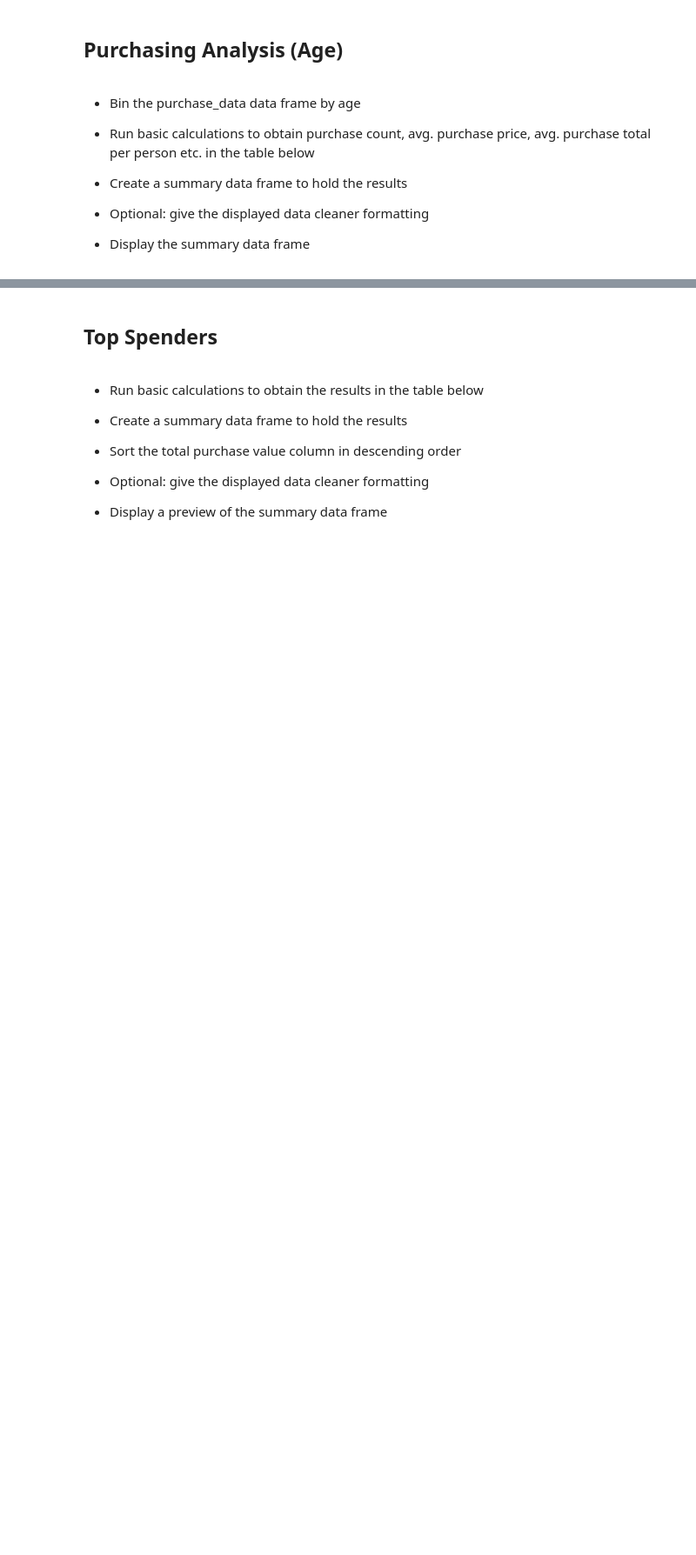
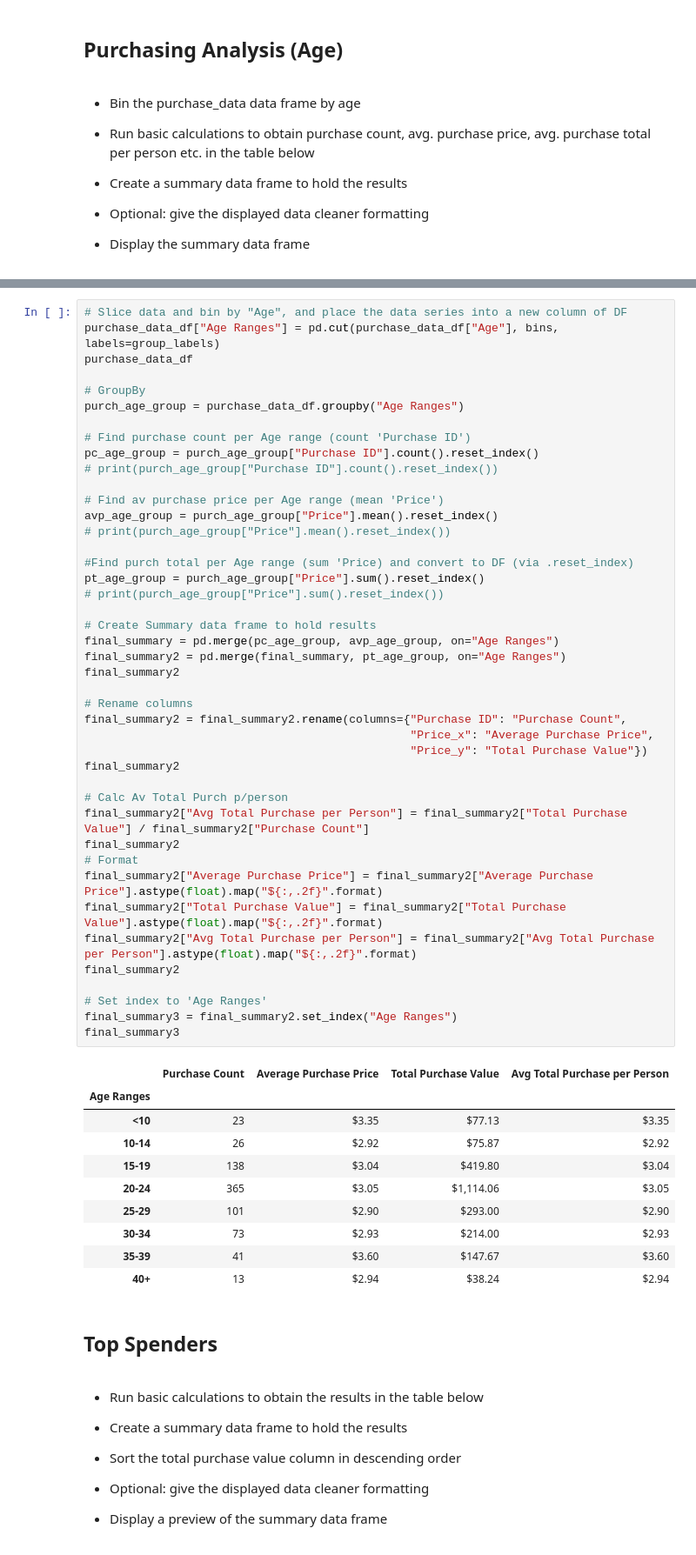
Before and after one commit to chiron-chiron/pandas-challenge, a Jupyter notebook: HeroesOfPymoli/HeroesOfPymoli_starter.ipynb, the cells around one changed output, grey strips where cells are left out. Shown at 87% size. Drawn from its saved outputs; the diff is of its cells as text; blank space fills up the shorter version.

Commit message:
Purch analysis wip

```diff
--- a/HeroesOfPymoli/HeroesOfPymoli_starter.ipynb
+++ b/HeroesOfPymoli/HeroesOfPymoli_starter.ipynb
@@ -292,3 +283,57 @@ See the caveats in the documentation: https://pandas.pydata.org/pandas-docs/stab
+# %%
+# Slice data and bin by "Age", and place the data series into a new column of DF
+purchase_data_df["Age Ranges"] = pd.cut(purchase_data_df["Age"], bins, labels=group_labels)
+purchase_data_df
+
+# GroupBy
+purch_age_group = purchase_data_df.groupby("Age Ranges")
+
+# Find purchase count per Age range (count 'Purchase ID')
+pc_age_group = purch_age_group["Purchase ID"].count().reset_index()
+# print(purch_age_group["Purchase ID"].count().reset_index())
+
+# Find av purchase price per Age range (mean 'Price')
+avp_age_group = purch_age_group["Price"].mean().reset_index()
+# print(purch_age_group["Price"].mean().reset_index())
+
+#Find purch total per Age range (sum 'Price) and convert to DF (via .reset_index)
+pt_age_group = purch_age_group["Price"].sum().reset_index()
+# print(purch_age_group["Price"].sum().reset_index())
+
+# Create Summary data frame to hold results
+final_summary = pd.merge(pc_age_group, avp_age_group, on="Age Ranges")
+final_summary2 = pd.merge(final_summary, pt_age_group, on="Age Ranges")
+final_summary2
+
+# Rename columns
+final_summary2 = final_summary2.rename(columns={"Purchase ID": "Purchase Count",
+                                                "Price_x": "Average Purchase Price",
+                                                "Price_y": "Total Purchase Value"})
+final_summary2
+
+# Calc Av Total Purch p/person
+final_summary2["Avg Total Purchase per Person"] = final_summary2["Total Purchase Value"] / final_summary2["Purchase Count"]
+final_summary2
+# Format
+final_summary2["Average Purchase Price"] = final_summary2["Average Purchase Price"].astype(float).map("${:,.2f}".format)
+final_summary2["Total Purchase Value"] = final_summary2["Total Purchase Value"].astype(float).map("${:,.2f}".format)
+final_summary2["Avg Total Purchase per Person"] = final_summary2["Avg Total Purchase per Person"].astype(float).map("${:,.2f}".format)
+final_summary2
+
+# Set index to 'Age Ranges'
+final_summary3 = final_summary2.set_index("Age Ranges")
+final_summary3
+# %% [output]
+|  | Purchase Count | Average Purchase Price | Total Purchase Value | Avg Total Purchase per Person |
+| Age Ranges |  |  |  |  |
+| <10 | 23 | $3.35 | $77.13 | $3.35 |
+| 10-14 | 26 | $2.92 | $75.87 | $2.92 |
+| 15-19 | 138 | $3.04 | $419.80 | $3.04 |
+| 20-24 | 365 | $3.05 | $1,114.06 | $3.05 |
+| 25-29 | 101 | $2.90 | $293.00 | $2.90 |
+| 30-34 | 73 | $2.93 | $214.00 | $2.93 |
+| 35-39 | 41 | $3.60 | $147.67 | $3.60 |
+| 40+ | 13 | $2.94 | $38.24 | $2.94 |
 # %% [markdown]
 ## Top Spenders
 # %% [markdown]
```
Also changed, not shown: parts of 2 cells of this notebook.
